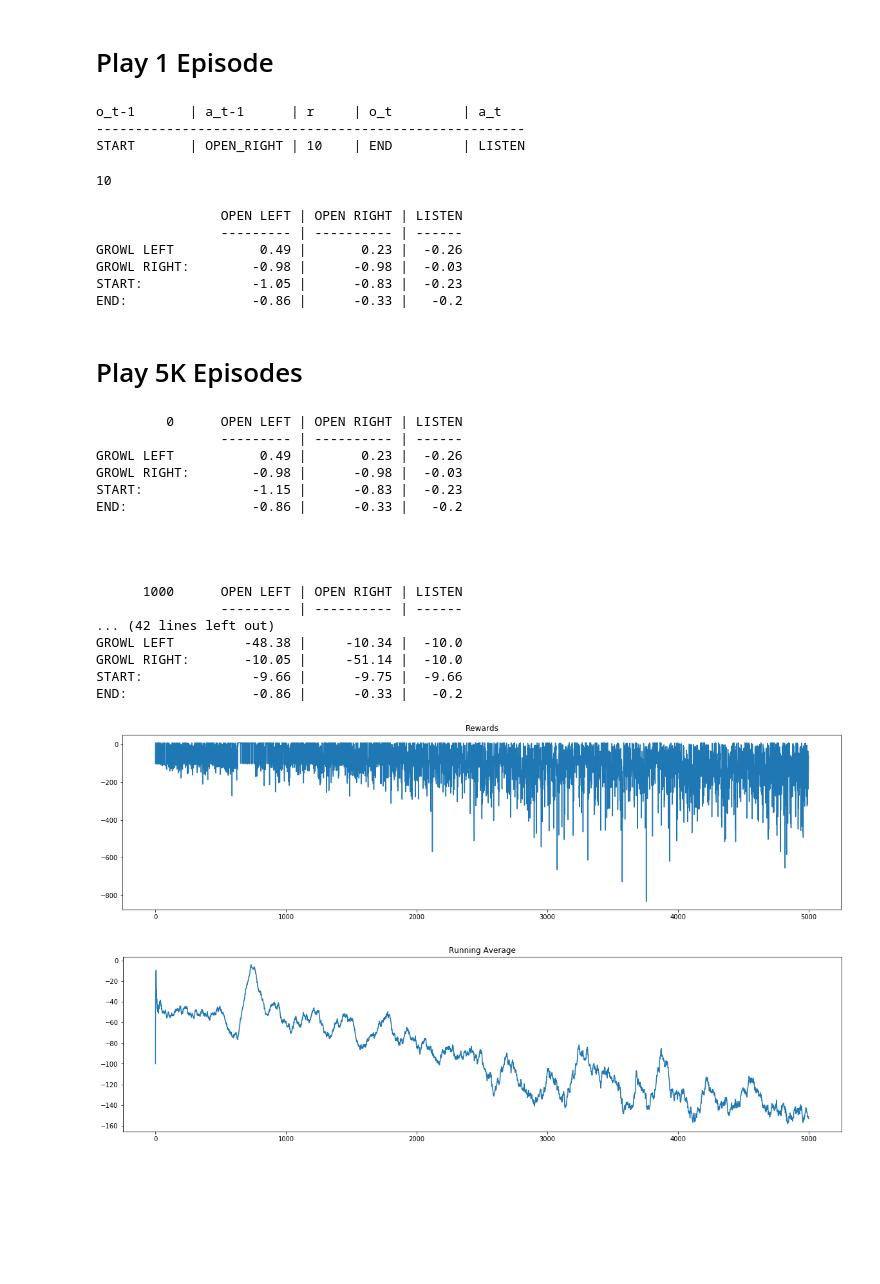
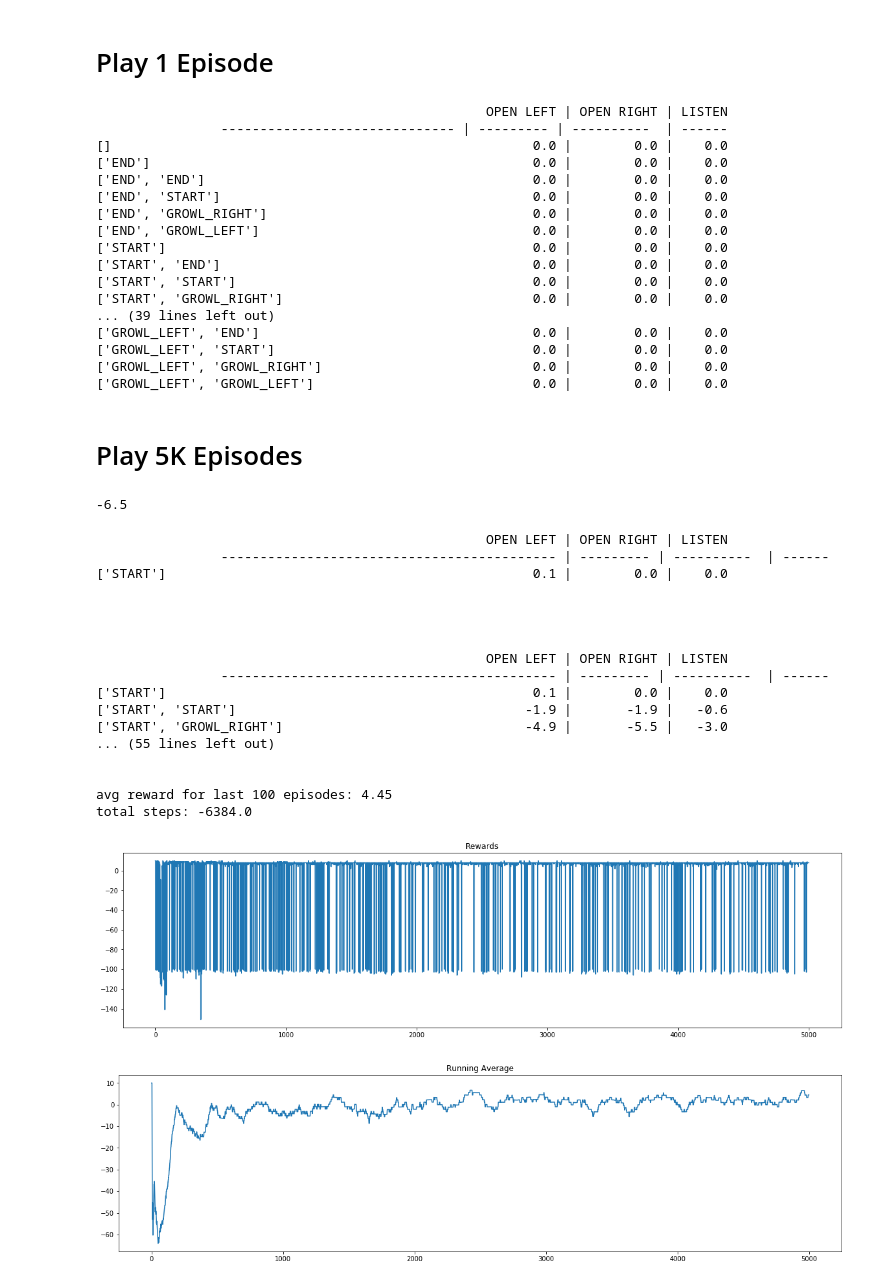
Before and after one commit to jackblandin/research, a Jupyter notebook: notebooks/tiger_env/qlearner-seq.ipynb, the cells around one changed output. Saved outputs shown, nothing was run; the diff lists cells and outputs as text; code cells hidden in the pictures; blank space fills up the shorter version.

Commit message:
(stable) Finish QLearner sequence functionality

```diff
--- a/notebooks/tiger_env/qlearner-seq.ipynb
+++ b/notebooks/tiger_env/qlearner-seq.ipynb
@@ -43,7 +43,7 @@ from rlpomdp.models.tiger_env import QLearnerSeq
 
 env = gym.make('Tiger-v0')
 env.__init__(reward_tiger=-100, reward_gold=10, reward_listen=-1)
-model = QLearnerSeq(env, alpha=.001, gamma=.9)
+model = QLearnerSeq(env, alpha=.01, gamma=.9, seq_len=2)
 eps = 1
 n = 0
 ot = env.reset()
@@ -94,59 +90,68 @@ gym.spaces.discrete.Discrete()
 # %% [markdown]
 # Play 1 Episode
 # %%
+print(str(model))
 play_one(env, model, eps, verbose=True)
+print(str(model))
 # %% [output]
-o_t-1       | a_t-1      | r     | o_t         | a_t
--------------------------------------------------------
-START       | OPEN_RIGHT | 10    | END         | LISTEN
+                                                  OPEN LEFT | OPEN RIGHT | LISTEN
+                ------------------------------ | --------- | ----------  | ------
+[]                                                      0.0 |        0.0 |    0.0
+['END']                                                 0.0 |        0.0 |    0.0
+['END', 'END']                                          0.0 |        0.0 |    0.0
+['END', 'START']                                        0.0 |        0.0 |    0.0
+['END', 'GROWL_RIGHT']                                  0.0 |        0.0 |    0.0
+['END', 'GROWL_LEFT']                                   0.0 |        0.0 |    0.0
+['START']                                               0.0 |        0.0 |    0.0
+['START', 'END']                                        0.0 |        0.0 |    0.0
+['START', 'START']                                      0.0 |        0.0 |    0.0
+['START', 'GROWL_RIGHT']                                0.0 |        0.0 |    0.0
+... (39 lines left out)
+['GROWL_LEFT', 'END']                                   0.0 |        0.0 |    0.0
+['GROWL_LEFT', 'START']                                 0.0 |        0.0 |    0.0
+['GROWL_LEFT', 'GROWL_RIGHT']                           0.0 |        0.0 |    0.0
+['GROWL_LEFT', 'GROWL_LEFT']                            0.0 |        0.0 |    0.0
-10
-# %%
-print_model(model)
-# %% [output]
-                OPEN LEFT | OPEN RIGHT | LISTEN
-                --------- | ---------- | ------
-GROWL LEFT           0.49 |       0.23 |  -0.26
-GROWL RIGHT:        -0.98 |      -0.98 |  -0.03
-START:              -1.05 |      -0.83 |  -0.23
-END:                -0.86 |      -0.33 |   -0.2
 # %% [markdown]
 # Play 5K Episodes
+# %%
+(.85*10 + .15*-100)
+# %% [output]
+-6.5
 # %%
 N = 5000
 totalrewards = np.empty(N)
 for n in range(N):
     eps = 1.0/np.sqrt(n+1)
     totalreward = play_one(env, model, eps)
     totalrewards[n] = totalreward
     if n % (N/5) == 0:
-        print_model(model, n=n)
+        print(str(model))
 
 print("avg reward for last 100 episodes:", totalrewards[-100:].mean())
 print("total steps:", totalrewards.sum())
 
 fig, ax = plt.subplots(1, 1, figsize=(20, 5))
 ax.plot(totalrewards)
 ax.set_title("Rewards")
 
-print_model(model, n=n)
 plot_running_avg(totalrewards)
 # %% [output]
-         0      OPEN LEFT | OPEN RIGHT | LISTEN
-                --------- | ---------- | ------
-GROWL LEFT           0.49 |       0.23 |  -0.26
-GROWL RIGHT:        -0.98 |      -0.98 |  -0.03
-START:              -1.15 |      -0.83 |  -0.23
-END:                -0.86 |      -0.33 |   -0.2
+                                                  OPEN LEFT | OPEN RIGHT | LISTEN
+                ------------------------------------------- | --------- | ----------  | ------
+['START']                                               0.1 |        0.0 |    0.0
 
 
 
 
-      1000      OPEN LEFT | OPEN RIGHT | LISTEN
-                --------- | ---------- | ------
-... (42 lines left out)
-GROWL LEFT         -48.38 |     -10.34 |  -10.0
-GROWL RIGHT:       -10.05 |     -51.14 |  -10.0
-START:              -9.66 |      -9.75 |  -9.66
-END:                -0.86 |      -0.33 |   -0.2
+                                                  OPEN LEFT | OPEN RIGHT | LISTEN
+                ------------------------------------------- | --------- | ----------  | ------
+['START']                                               0.1 |        0.0 |    0.0
+['START', 'START']                                     -1.9 |       -1.9 |   -0.6
+['START', 'GROWL_RIGHT']                               -4.9 |       -5.5 |   -3.0
+... (55 lines left out)
+
+
+avg reward for last 100 episodes: 4.45
+total steps: -6384.0
-[figure, old version]
+[figure, new version]
-[figure, old version]
+[figure, new version]
```
Also changed, not shown: parts of 3 cells of this notebook, 4 other files.
